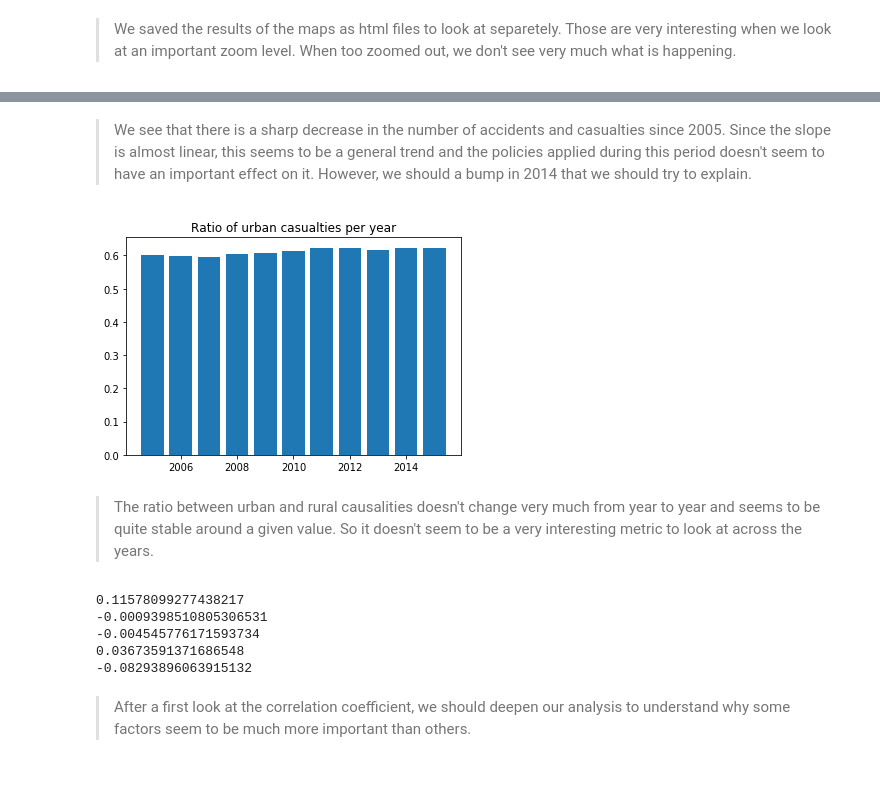
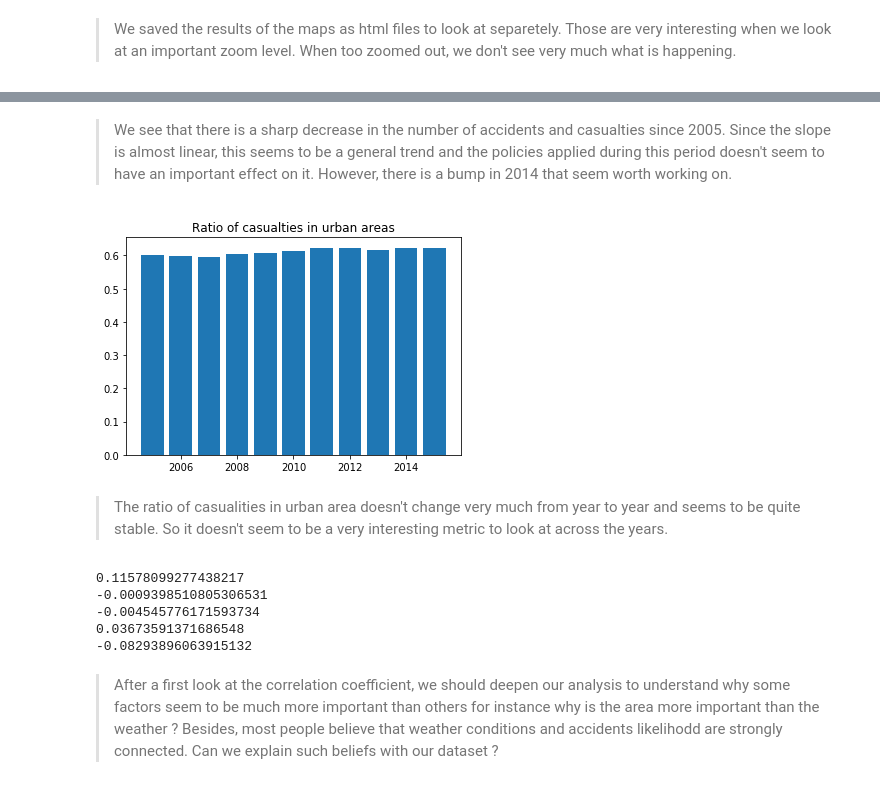
Before and after one commit to Eagleseb/survive-your-commuting, a Jupyter notebook: Milestone2.ipynb, the cells around one changed output, grey strips where cells are left out. Cells and saved outputs as stored; diff of their text form; code cells hidden in the pictures.

```diff
--- a/Milestone2.ipynb
+++ b/Milestone2.ipynb
@@ -243,13 +281,13 @@ ax2.set_title("Casualties per year");
 # %% [markdown]
-> We see that there is a sharp decrease in the number of accidents and casualties since 2005. Since the slope is almost linear, this seems to be a general trend and the policies applied during this period doesn't seem to have an important effect on it. However, we should a bump in 2014 that we should try to explain.
+> We see that there is a sharp decrease in the number of accidents and casualties since 2005. Since the slope is almost linear, this seems to be a general trend and the policies applied during this period doesn't seem to have an important effect on it. However, there is a bump in 2014 that seem worth working on.
 # %%
-# Plot the ratio of urban casualties
+# Plot the ratio of casualties in urban areas
 plt.bar(years, [casualties_per_year.loc[y, 1][0] / (casualties_per_year.loc[y, 1][0] + casualties_per_year.loc[y, 2][0]) for y in years])
-plt.title("Ratio of urban casualties per year");
+plt.title("Ratio of casualties in urban areas");
 # %% [output]
-[figure, old version]
+[figure, new version]
 # %% [markdown]
-> The ratio between urban and rural causalities doesn't change very much from year to year and seems to be quite stable around a given value. So it doesn't seem to be a very interesting metric to look at across the years.
+> The ratio of casualities in urban area doesn't change very much from year to year and seems to be quite stable. So it doesn't seem to be a very interesting metric to look at across the years.
 # %%
 # Printing correlation coefficients between different metrics
 print(np.corrcoef(accidents['Number_of_Casualties'], accidents['Urban_or_Rural_Area'])[0][1])
@@ -264,4 +302,4 @@ print(np.corrcoef(accidents['Number_of_Casualties'], accidents['1st_Road_Class']
 0.03673591371686548
 -0.08293896063915132
 # %% [markdown]
-> After a first look at the correlation coefficient, we should deepen our analysis to understand why some factors seem to be much more important than others.
+> After a first look at the correlation coefficient, we should deepen our analysis to understand why some factors seem to be much more important than others for instance why is the area more important than the weather ? Besides, most people believe that weather conditions and accidents likelihodd are strongly connected. Can we explain such beliefs with our dataset ?
```
Also changed, not shown: parts of 22 cells of this notebook, 2 other files.
